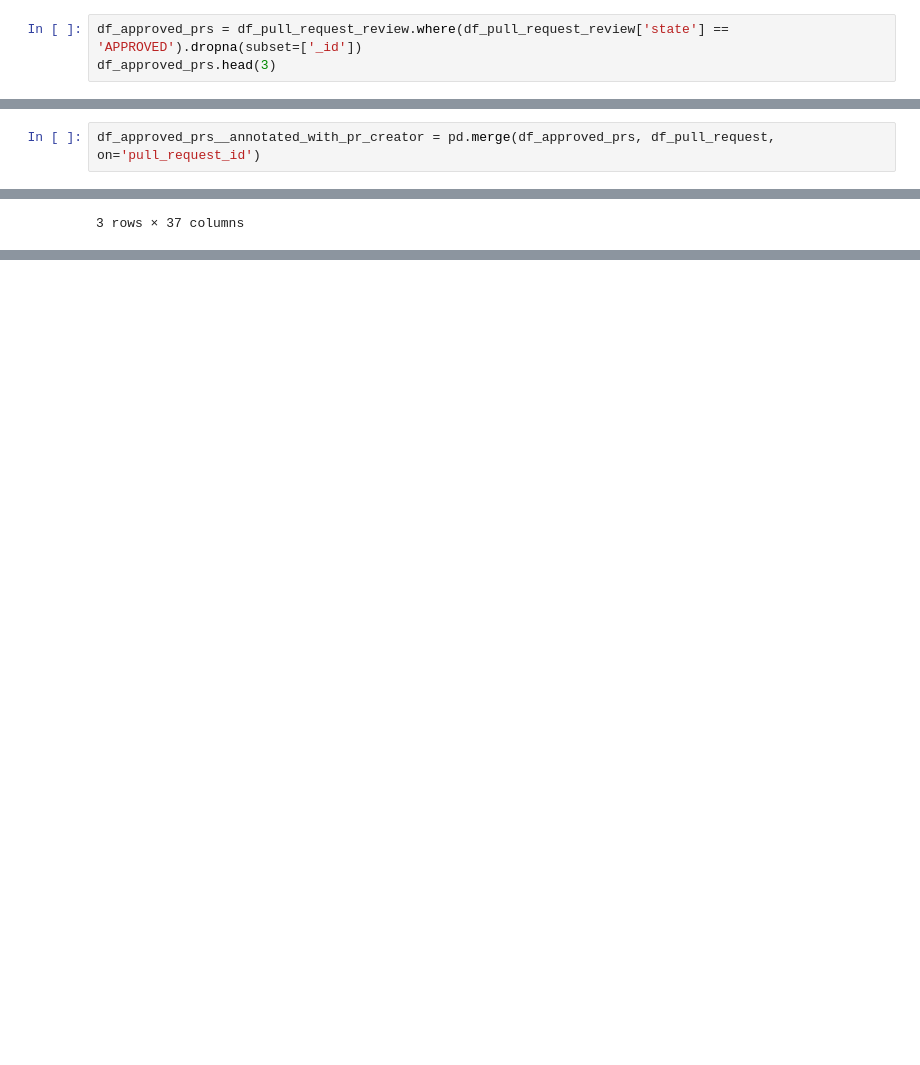
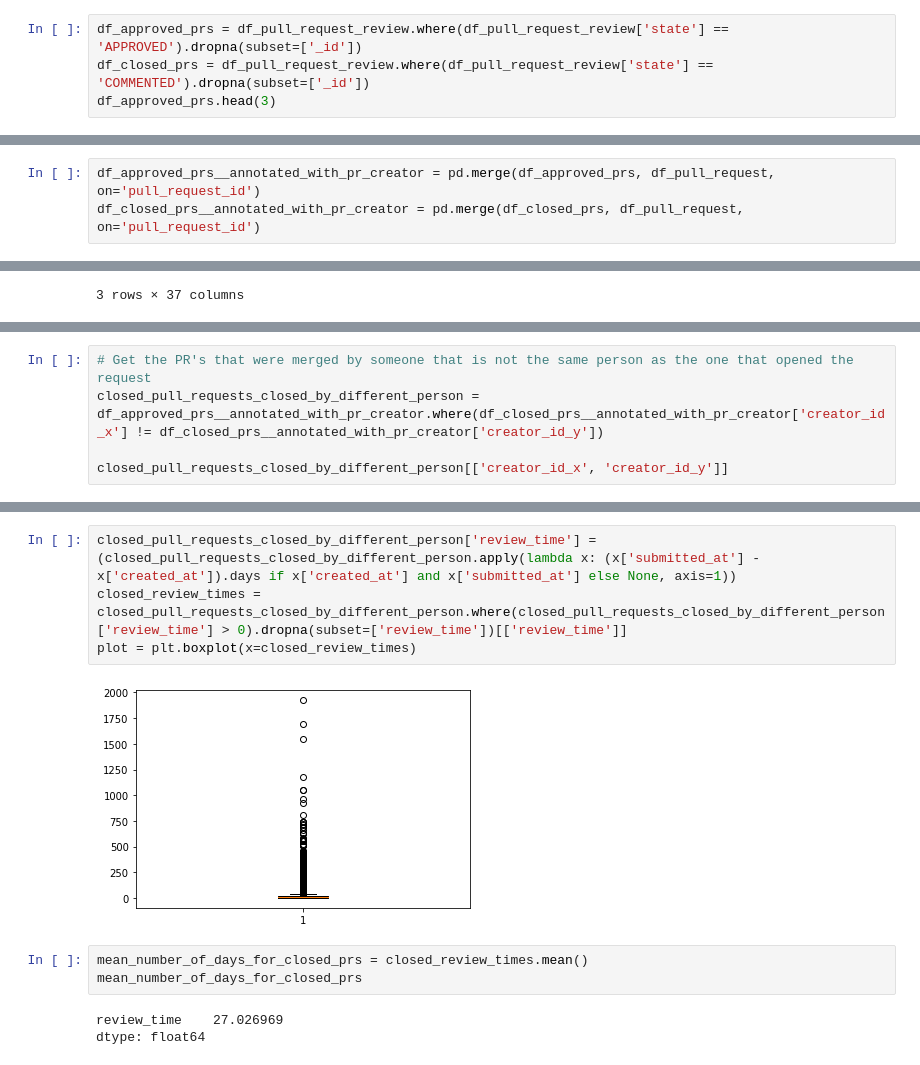
Before and after one commit to yy30537/AODFSE_14, a Jupyter notebook: shark.ipynb, the cells around one changed output, grey strips where cells are left out. Saved outputs shown, nothing was run; the diff lists cells and outputs as text; blank space fills up the shorter version.

```diff
--- a/shark.ipynb
+++ b/shark.ipynb
@@ -74,5 +76,6 @@ df_pull_request['pull_request_id'] = df_pull_request['_id']
 # %%
 df_approved_prs = df_pull_request_review.where(df_pull_request_review['state'] == 'APPROVED').dropna(subset=['_id'])
+df_closed_prs = df_pull_request_review.where(df_pull_request_review['state'] == 'COMMENTED').dropna(subset=['_id'])
 df_approved_prs.head(3)
 # %% [output]
 |  | _id | pull_request_id | external_id | state | description | creator_id | submitted_at | ... |
@@ -81,6 +84,7 @@ df_approved_prs.head(3)
 | 38 | 5ff191a0cbcaee8d21c67e82 | 5ff1919ecbcaee8d21c67e7f | 479608653 | APPROVED |  | 5b4db0dc30a71b06bce03054 | 2020-09-01 10:28:43 | ... |
 # %%
 df_approved_prs__annotated_with_pr_creator = pd.merge(df_approved_prs, df_pull_request, on='pull_request_id')
+df_closed_prs__annotated_with_pr_creator = pd.merge(df_closed_prs, df_pull_request, on='pull_request_id')
 # %%
 df_approved_prs__annotated_with_pr_creator.head(3)
 # %% [output]
@@ -114,0 +115,5 @@ df_pull_request.where(df_pull_request['pull_request_id'] == '5ff1919ccbcaee8d21c
+# %%
+# Get the PR's that were merged by someone that is not the same person as the one that opened the request
+closed_pull_requests_closed_by_different_person = df_approved_prs__annotated_with_pr_creator.where(df_closed_prs__annotated_with_pr_creator['creator_id_x'] != df_closed_prs__annotated_with_pr_creator['creator_id_y'])
+
+closed_pull_requests_closed_by_different_person[['creator_id_x', 'creator_id_y']]
@@ -114,0 +155,12 @@ df_pull_request.where(df_pull_request['pull_request_id'] == '5ff1919ccbcaee8d21c
+# %%
+closed_pull_requests_closed_by_different_person['review_time'] = (closed_pull_requests_closed_by_different_person.apply(lambda x: (x['submitted_at'] - x['created_at']).days if x['created_at'] and x['submitted_at'] else None, axis=1))
+closed_review_times = closed_pull_requests_closed_by_different_person.where(closed_pull_requests_closed_by_different_person['review_time'] > 0).dropna(subset=['review_time'])[['review_time']]
+plot = plt.boxplot(x=closed_review_times)
+# %% [output]
+[figure, added]
+# %%
+mean_number_of_days_for_closed_prs = closed_review_times.mean()
+mean_number_of_days_for_closed_prs
+# %% [output]
+review_time    27.026969
+dtype: float64
```
Also changed, not shown: parts of 10 cells of this notebook.
